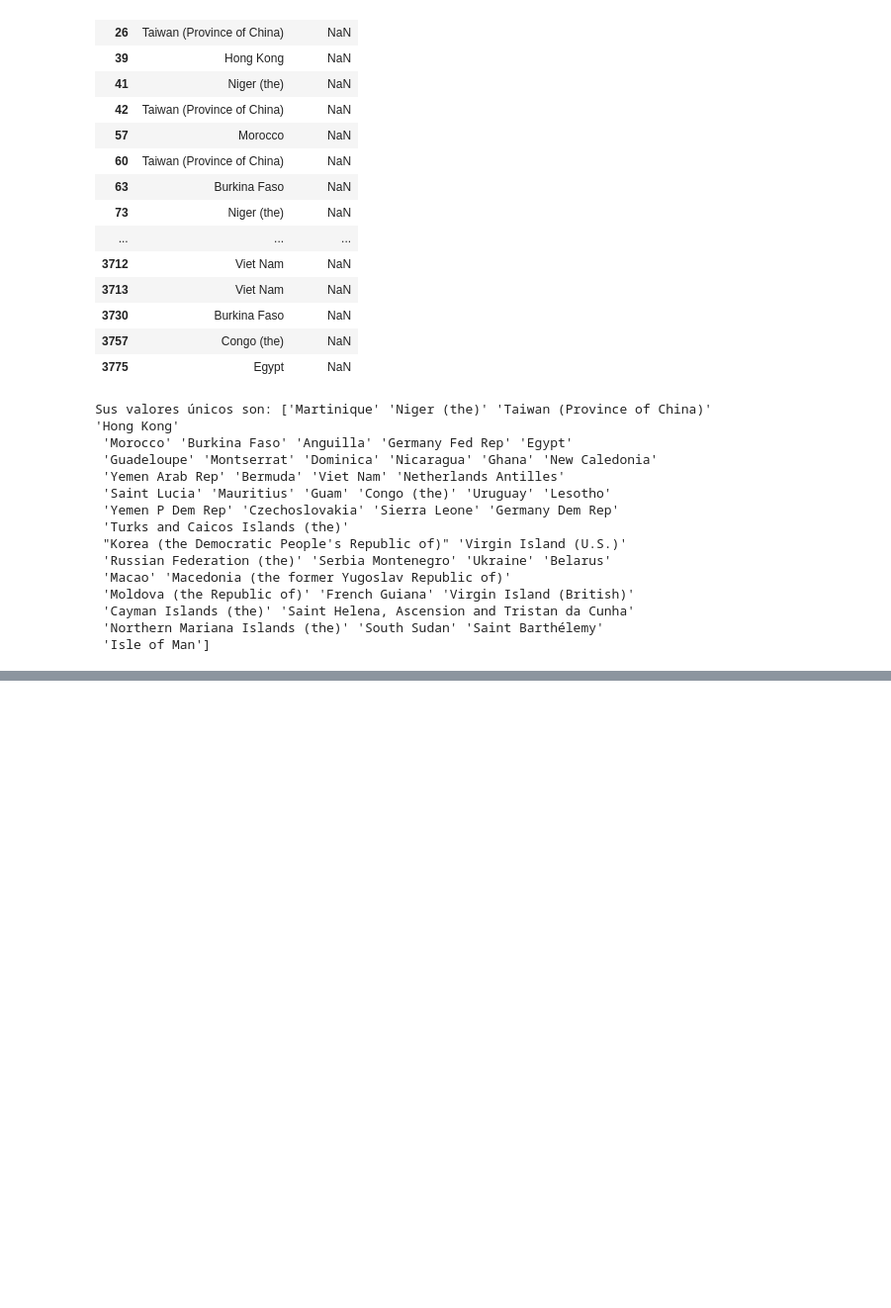
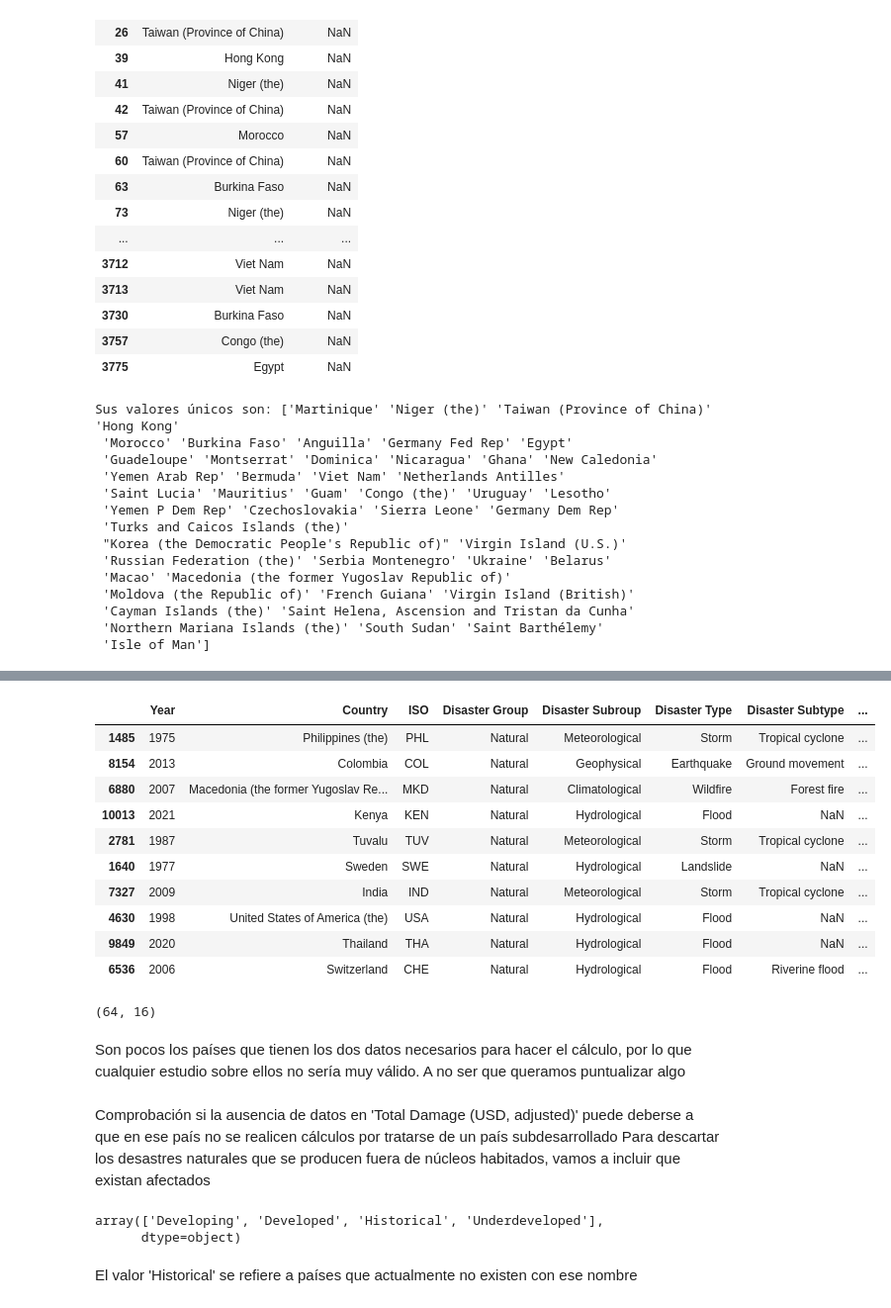
Before and after one commit to mpenacasares/pair-programming-modulo-4-tableau, a Jupyter notebook: EDA_natural_disaster.ipynb, the cells around one changed output, grey strips where cells are left out. Shown at 99% size. Drawn from its saved outputs; the diff is of its cells as text; code cells hidden in the pictures; blank space fills up the shorter version.

```diff
--- a/EDA_natural_disaster.ipynb
+++ b/EDA_natural_disaster.ipynb
@@ -349,0 +643,33 @@ Sus valores únicos son: ['Martinique' 'Niger (the)' 'Taiwan (Province of China)
+# %%
+# Esta es la clasificación con los países que restantes
+country_development_new = {
+    'Croatia': 'Developed',
+    'Virgin Island (British)': 'Developed',
+    'Kuwait': 'Developed',
+    'Slovakia': 'Developed',
+    'Seychelles': 'Developing',
+    'Brunei Darussalam': 'Developed',
+    'Slovenia': 'Developed',
+    'Bosnia and Herzegovina': 'Developing',
+    'Latvia': 'Developed',
+    'Cayman Islands (the)': 'Developed',
+    'Saint Helena, Ascension and Tristan da Cunha': 'Underdeveloped',
+    'Timor-Leste': 'Underdeveloped',
+    'Northern Mariana Islands (the)': 'Developed',
+    'Estonia': 'Developed',
+    'Montenegro': 'Developing',
+    'Serbia': 'Developing',
+    'Palestine, State of': 'Underdeveloped',
+    'South Sudan': 'Underdeveloped',
+    'Palau': 'Developing',
+    'United Arab Emirates (the)': 'Developed',
+    'Saint Barthélemy': 'Developed',
+    'Saint Martin (French Part)': 'Developed',
+    'Sint Maarten (Dutch part)': 'Developed',
+    'Qatar': 'Developed',
+    'Isle of Man': 'Developed'
+}
+# %%
+#Sustituimos los nan de Development de los países que quedan con los valores de la nueva lista
+
+df['Development'] = df['Development'].fillna(df['Country'].map(country_development_new))
@@ -349,0 +688,40 @@ Sus valores únicos son: ['Martinique' 'Niger (the)' 'Taiwan (Province of China)
+# %%
+# Pasamos los valores de CPI de tipo object que ahora son a float, para poder operar con ellos
+df['CPI'] = pd.to_numeric(df['CPI'], errors='coerce')
+# %%
+CPI_base = 100
+
+df['adjusted_loss_CPI'] = df['Total Damage (USD, adjusted)'] * (CPI_base / df['CPI'])
+# %%
+df.sample(10)
+# %% [output]
+|  | Year | Country | ISO | Disaster Group | Disaster Subroup | Disaster Type | Disaster Subtype | ... |
+| 1485 | 1975 | Philippines (the) | PHL | Natural | Meteorological | Storm | Tropical cyclone | ... |
+| 8154 | 2013 | Colombia | COL | Natural | Geophysical | Earthquake | Ground movement | ... |
+| 6880 | 2007 | Macedonia (the former Yugoslav Re... | MKD | Natural | Climatological | Wildfire | Forest fire | ... |
+| 10013 | 2021 | Kenya | KEN | Natural | Hydrological | Flood | NaN | ... |
+| 2781 | 1987 | Tuvalu | TUV | Natural | Meteorological | Storm | Tropical cyclone | ... |
+| 1640 | 1977 | Sweden | SWE | Natural | Hydrological | Landslide | NaN | ... |
+| 7327 | 2009 | India | IND | Natural | Meteorological | Storm | Tropical cyclone | ... |
+| 4630 | 1998 | United States of America (the) | USA | Natural | Hydrological | Flood | NaN | ... |
+| 9849 | 2020 | Thailand | THA | Natural | Hydrological | Flood | NaN | ... |
+| 6536 | 2006 | Switzerland | CHE | Natural | Hydrological | Flood | Riverine flood | ... |
+# %%
+nan_CPI = df[(df['CPI'].notnull()) & (df['Total Damage (USD, adjusted)'].notnull())]
+
+nan_CPI. shape
+# %% [output]
+(64, 16)
+# %% [markdown]
+Son pocos los países que tienen los dos datos necesarios para hacer el cálculo, por lo que cualquier estudio sobre ellos no sería muy válido. A no ser que queramos puntualizar algo
+# %% [markdown]
+Comprobación si la ausencia de datos en 'Total Damage (USD, adjusted)' puede deberse a que en ese país no se realicen cálculos por tratarse de un país subdesarrollado
+Para descartar los desastres naturales que se producen fuera de núcleos habitados, vamos a incluir que existan afectados
+# %%
+# Vemos los valores únicos de Development
+df['Development'].unique()
+# %% [output]
+array(['Developing', 'Developed', 'Historical', 'Underdeveloped'],
+      dtype=object)
+# %% [markdown]
+El valor 'Historical' se refiere a países que actualmente no existen con ese nombre
```
Also changed, not shown: parts of 19 cells of this notebook.
